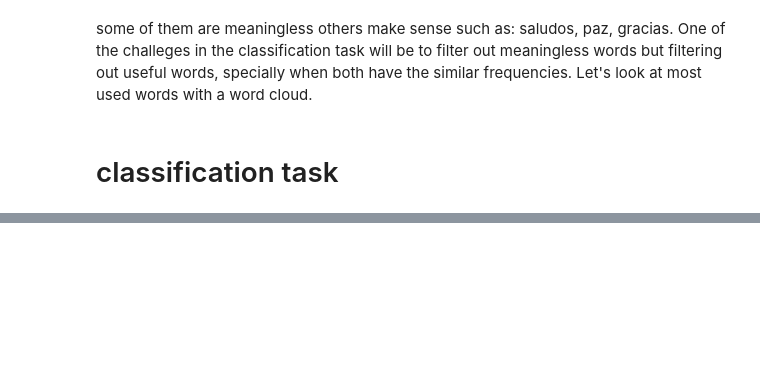
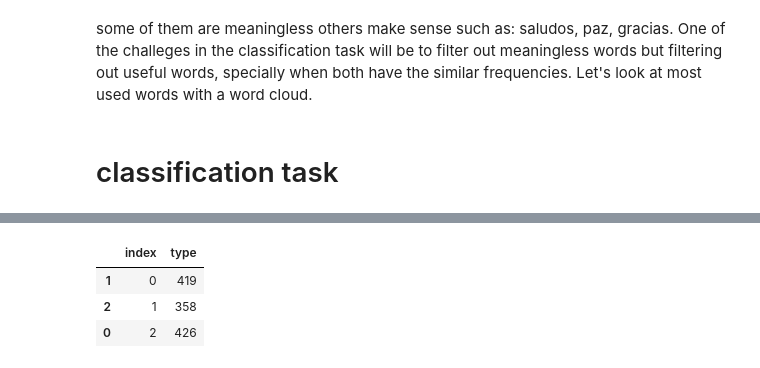
Before and after one commit to espol-cti/cwdiscussions, a Jupyter notebook: identify opinion types.ipynb, the cells around one changed output, grey strips where cells are left out. Drawn from its saved outputs; the diff is of its cells as text; code cells hidden in the pictures; blank space fills up the shorter version.

```diff
--- a/Baseline analysis.ipynb
+++ b/identify opinion types.ipynb
@@ -154,0 +170,7 @@ some of them are meaningless others make sense such as: saludos, paz, gracias.
+# %%
+ds.type.value_counts().reset_index().sort_values('index')
+# %% [output]
+|  | index | type |
+| 1 | 0 | 419 |
+| 2 | 1 | 358 |
+| 0 | 2 | 426 |
```
Also changed, not shown: parts of 7 cells of this notebook, 6 other files.
